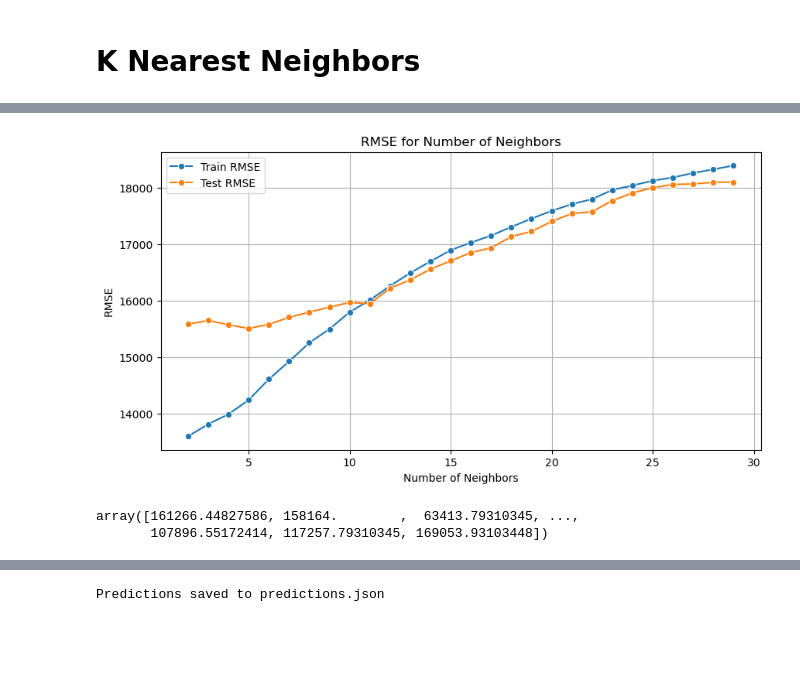
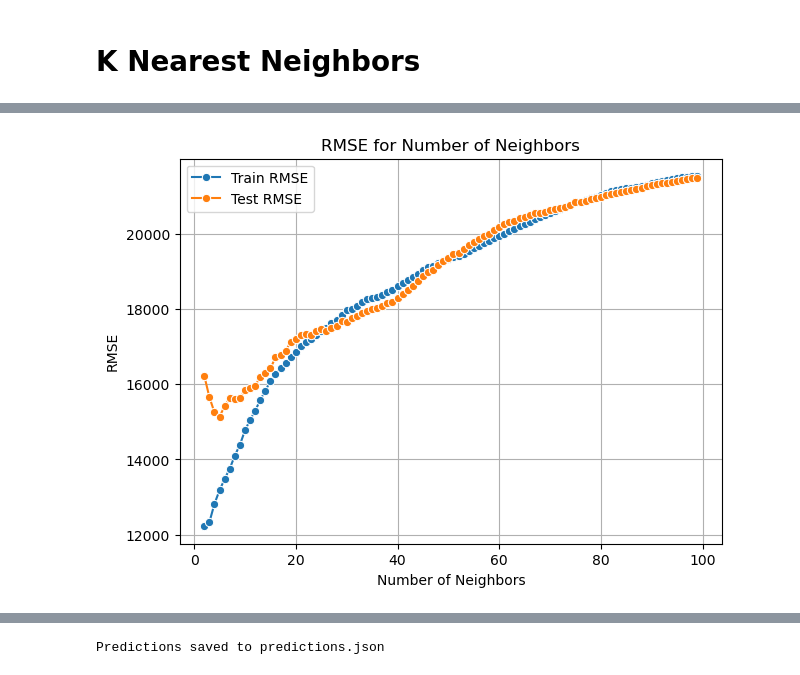
Before and after one commit to Shahar94/Regression_Project, a Jupyter notebook: Regression_Project.ipynb, the cells around one changed output, grey strips where cells are left out. Drawn from its saved outputs; the diff is of its cells as text; code cells hidden in the pictures; blank space fills up the shorter version.

```diff
--- a/Regression_Project.ipynb
+++ b/Regression_Project.ipynb
@@ -159,7 +160,7 @@ plt.show()
 # %% [output]
 [figure]
 # %%
-merged_df = merged_df[merged_df['Gender'].isin(['F', 'M'])]
+#merged_df = merged_df[merged_df['Gender'].isin(['F', 'M'])]
 
 plt.figure(figsize=(6, 4))
 sns.boxplot(x='Gender', y='Salary', data=merged_df)
@@ -571,0 +553,31 @@ array([164714.19230769, 190553.83333333,  66202.12389381, ...,
+# %%
+# Checking max_depth for improve RMSE
+
+max_depth = []
+rmse_train_l = []
+rmse_test_l = []
+
+for i in range(2, 50):   # Vary max_depth from 2 to 50
+    model = DecisionTreeRegressor(max_depth=i)
+    model.fit(X_train, y_train)
+    y_pred_train = model.predict(X_train)
+    y_pred_test = model.predict(X_test)
+    rmse_train = mean_squared_error(y_train, y_pred_train, squared=False)
+    rmse_test = mean_squared_error(y_test, y_pred_test, squared=False)
+
+    max_depth.append(i)
+    rmse_train_l.append(rmse_train)
+    rmse_test_l.append(rmse_test)
+
+plt.figure(figsize=(7,5))
+
+# # Plot for varying max_depth
+sns.lineplot(x=max_depth, y=rmse_train_l, marker='o', label='Train RMSE (max_depth)')
+sns.lineplot(x=max_depth, y=rmse_test_l, marker='o', label='Test RMSE (max_depth)')
+
+plt.title('RMSE for max_depth')
+plt.xlabel('max_depth')
+plt.ylabel('RMSE')
+plt.grid(True)
+plt.legend()
+plt.show()
@@ -572,13 +633,11 @@ array([164714.19230769, 190553.83333333,  66202.12389381, ...,
 # %% [markdown]
 # K Nearest Neighbors
 # %%
-# X = merged_df_copy.drop('Salary', axis=1)
-# y = merged_df_copy['Salary']
-
-X = merged_df_copy[['Age','Gender','Education Level','Years of Experience','professionalism','new_col_experience_level','new_col_job_cat']]
+#X = merged_df_copy[['Age','Gender','Education Level','Years of Experience','professionalism','new_col_experience_level','new_col_job_cat']]
+X = merged_df_copy[['Age', 'Education Level', 'Years of Experience', 'professionalism', 'new_col_experience_level', 'new_col_job_cat_5']]
 y = merged_df_copy['Salary']
 
-model_KNN = KNeighborsRegressor(n_neighbors=12)
+model_KNN = KNeighborsRegressor(weights='distance', n_neighbors= 5, p= 1) # n_neighbors=12
 model_KNN.fit(X, y)
 
 X_train, X_test, y_train, y_test = train_test_split(X, y, test_size=0.25, random_state=42)
@@ -609,34 +668,29 @@ sum(cross_val_score(model_KNN, X, y, cv= 10))/10
 # %%
 n_neighbors= []
 rmse_train_KNN = []
 rmse_test_KNN = []
 
-for i in range(2,30):
+for i in range(2,100):
     model = KNeighborsRegressor(n_neighbors=i)
     model.fit(X_train_scaled, y_train)
     y_pred_train = model.predict(X_train_scaled)
     y_pred_test = model.predict(X_test_scaled)
 
     rmse_train = mean_squared_error(y_train, y_pred_train, squared=False)
     rmse_test = mean_squared_error(y_test, y_pred_test, squared=False)
 
     n_neighbors.append(i)
     rmse_train_KNN.append(rmse_train)
     rmse_test_KNN.append(rmse_test)
 
-plt.figure(figsize=(10, 5))
+plt.figure(figsize=(7,5))
 sns.lineplot(x=n_neighbors, y=rmse_train_KNN, marker='o', label='Train RMSE')
 sns.lineplot(x=n_neighbors, y=rmse_test_KNN, marker='o', label='Test RMSE')
 plt.title('RMSE for Number of Neighbors')
 plt.xlabel('Number of Neighbors')
 plt.ylabel('RMSE')
 plt.grid(True)
 plt.legend()
 plt.show()
 # %% [output]
-[figure, old version]
+[figure, new version]
-# %%
-y_pred_train
-# %% [output]
-array([161266.44827586, 158164.        ,  63413.79310345, ...,
-       107896.55172414, 117257.79310345, 169053.93103448])
```
Also changed, not shown: parts of 46 cells of this notebook, 1 other file.
